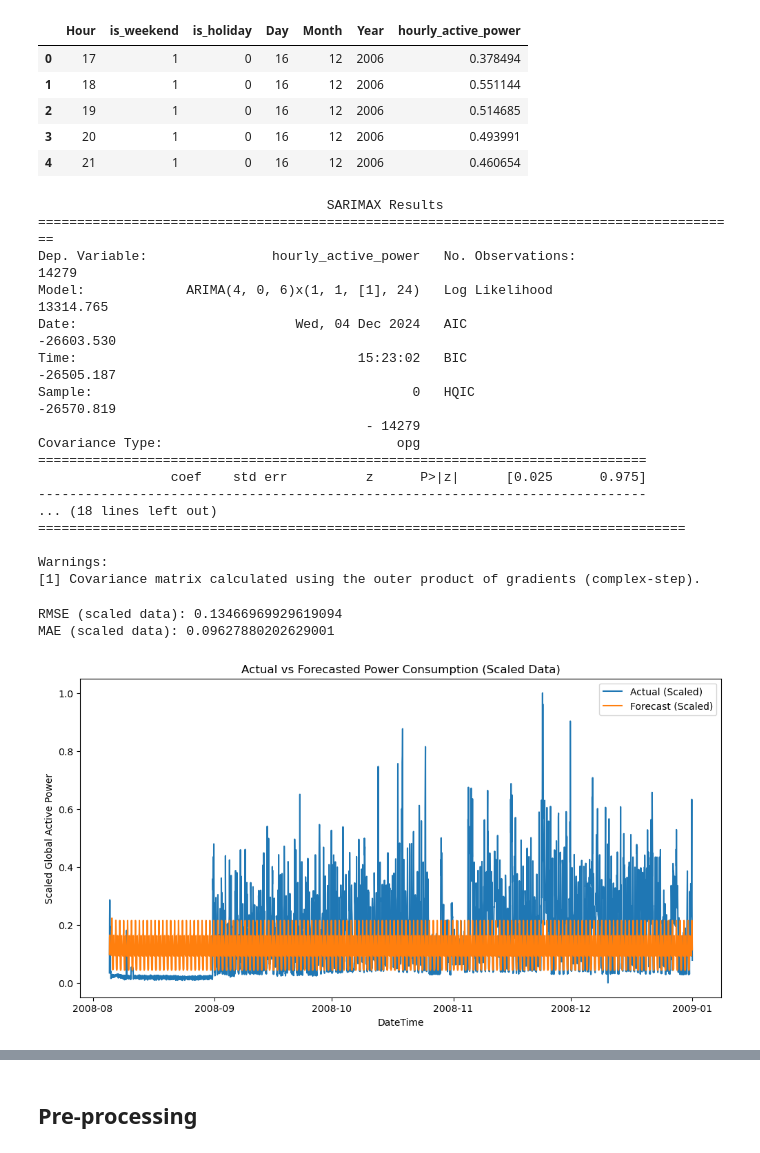
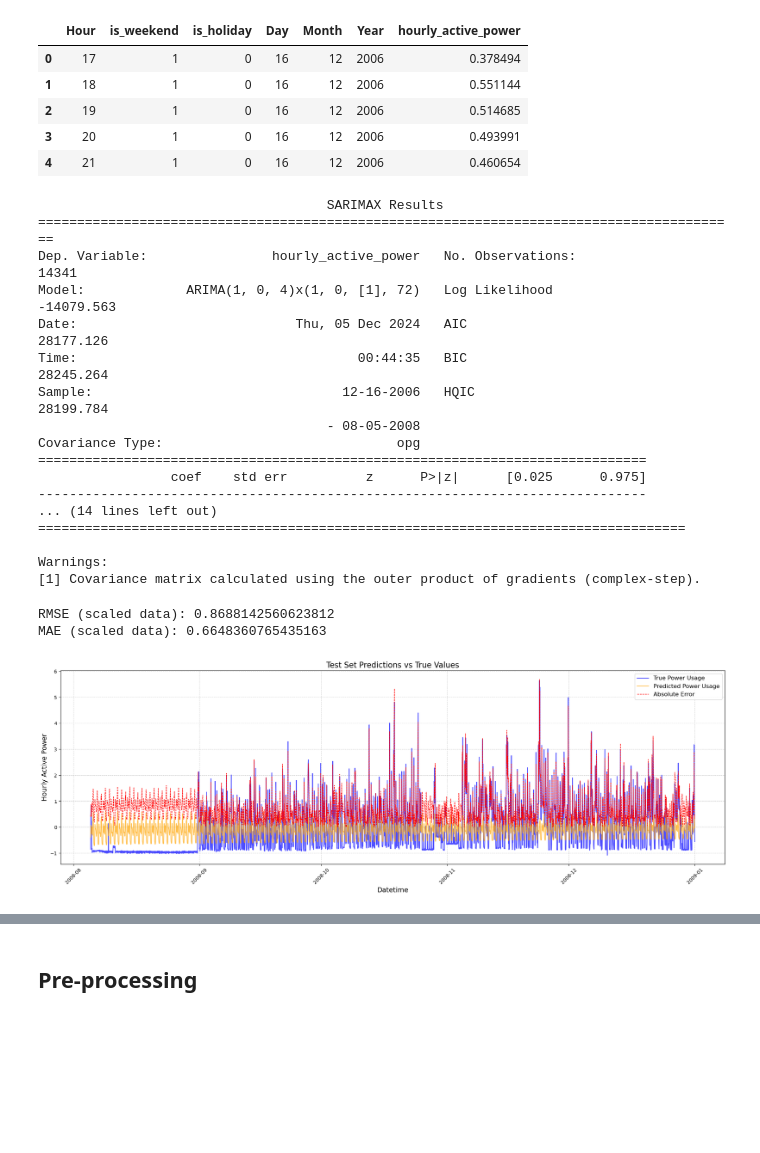
Before and after one commit to LyricLrs/Prediction-of-Individual-Household-Electric-Power-Consumption, a Jupyter notebook: ARIMA.ipynb, the cells around one changed output, grey strips where cells are left out. Saved outputs shown, nothing was run; the diff lists cells and outputs as text; code cells hidden in the pictures; blank space fills up the shorter version.

```diff
--- a/ARIMA.ipynb
+++ b/ARIMA.ipynb
@@ -83,7 +89,7 @@ y_train = train['hourly_active_power']
 y_test = test['hourly_active_power']
 # %%
 # Fit the ARIMA model
-model = ARIMA(y_train, order=(4, 0, 6), seasonal_order=(1,1,1,24))
+model = ARIMA(y_train, order=(1, 0, 4), seasonal_order=(1,0,1,24*3))
 model_fit = model.fit()
 
 # Print model summary
@@ -91,17 +97,17 @@ print(model_fit.summary())
 # %% [output]
                                      SARIMAX Results
 ==========================================================================================
-Dep. Variable:                hourly_active_power   No. Observations:                14279
-Model:             ARIMA(4, 0, 6)x(1, 1, [1], 24)   Log Likelihood               13314.765
-Date:                            Wed, 04 Dec 2024   AIC                         -26603.530
-Time:                                    15:23:02   BIC                         -26505.187
-Sample:                                         0   HQIC                        -26570.819
-                                          - 14279
+Dep. Variable:                hourly_active_power   No. Observations:                14341
+Model:             ARIMA(1, 0, 4)x(1, 0, [1], 72)   Log Likelihood              -14079.563
+Date:                            Thu, 05 Dec 2024   AIC                          28177.126
+Time:                                    00:44:35   BIC                          28245.264
+Sample:                                12-16-2006   HQIC                         28199.784
+                                     - 08-05-2008
 Covariance Type:                              opg
 ==============================================================================
                  coef    std err          z      P>|z|      [0.025      0.975]
 ------------------------------------------------------------------------------
-... (18 lines left out)
+... (14 lines left out)
 ===================================================================================
 
 Warnings:
@@ -117,22 +123,43 @@ forecast_series = pd.Series(forecast, index=y_test.index)
 # Evaluate the forecast against y_test on scaled data
 rmse = np.sqrt(mean_squared_error(y_test, forecast))
 mae = mean_absolute_error(y_test, forecast)
+r2 = r2_score(y_test, forecast)
 print(f'RMSE (scaled data): {rmse}')
 print(f'MAE (scaled data): {mae}')
-
-# Plot the results
-plt.figure(figsize=(12, 6))
-plt.plot(y_test.index, y_test, label='Actual (Scaled)')
-plt.plot(y_test.index, forecast, label='Forecast (Scaled)')
-plt.legend()
-plt.xlabel('DateTime')
-plt.ylabel('Scaled Global Active Power')
-plt.title('Actual vs Forecasted Power Consumption (Scaled Data)')
-plt.show()
+print(f'R-squared (scaled data): {r2}')
 # %% [output]
-RMSE (scaled data): 0.13466969929619094
-MAE (scaled data): 0.09627880202629001
+RMSE (scaled data): 0.8688142560623812
+MAE (scaled data): 0.6648360765435163
-[figure, removed]
+# %%
+# Extract data for visualization (aligning with friend's variable names)
+test_labels_1d = y_test.values  # True values
+test_predictions_1d = forecast_series.values  # Predicted values
+datetime_test = y_test.index  # Timestamps
+
+# Calculate absolute error
+absolute_error = np.abs(test_labels_1d - test_predictions_1d)
+
+# Plot using friend's style
+plt.figure(figsize=(20, 7))
+
+# Plot each data type
+line1, = plt.plot(datetime_test, test_labels_1d, label='True Power Usage', color='blue', linewidth=1.5, alpha=0.7)
+line2, = plt.plot(datetime_test, test_predictions_1d, label='Predicted Power Usage', color='orange', linewidth=1.5, alpha=0.7)
+line3, = plt.plot(datetime_test, absolute_error, label='Absolute Error', color='red', linestyle='--', linewidth=1)
+
+# Add a single legend
+plt.legend(handles=[line1, line2, line3], fontsize=12, loc='upper right')
+
+# Add labels, title, and grid
+plt.title('Test Set Predictions vs True Values', fontsize=16)
+plt.xlabel('Datetime', fontsize=14)
+plt.ylabel('Hourly Active Power', fontsize=14)
+plt.grid(True, linestyle='--', alpha=0.6)
+plt.xticks(rotation=45)
+plt.tight_layout()
+plt.show()
+# %% [output]
+[figure, added]
 # %%
 plt.figure(figsize=(12, 6))
 plt.plot(y_train.index, y_train)
```
Also changed, not shown: parts of 6 cells of this notebook.
